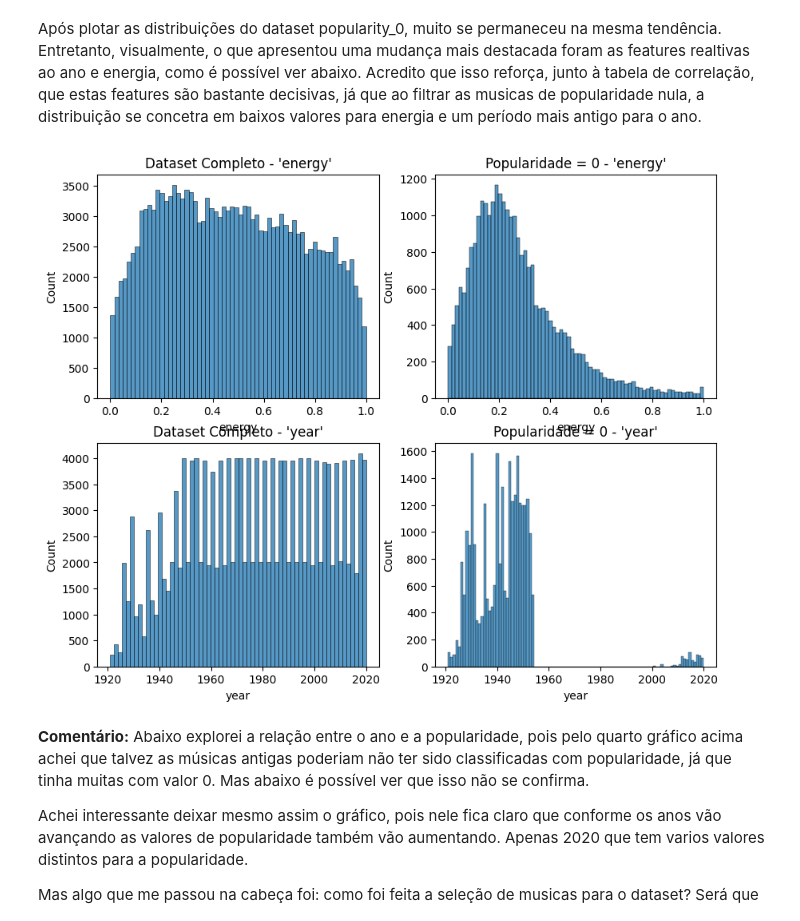
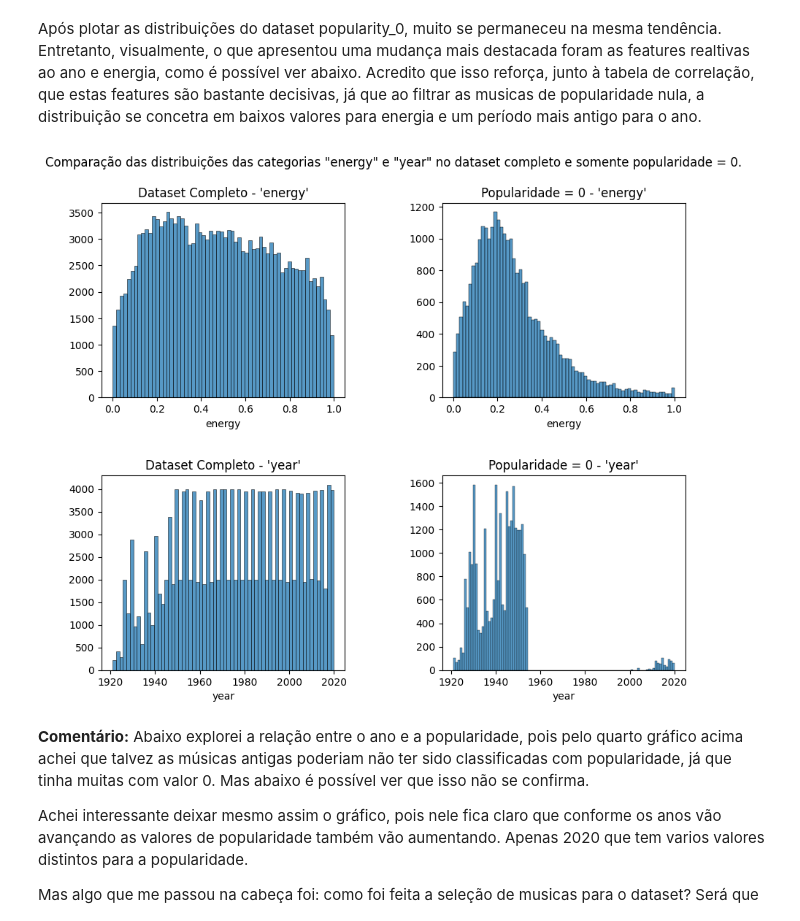
Before and after one commit to fernandobrancher/project_machine_learning_i, a Jupyter notebook: popularity_regression.ipynb, the cells around one changed output. Drawn from its saved outputs; the diff is of its cells as text; code cells hidden in the pictures.

```diff
--- a/popularity_regression.ipynb
+++ b/popularity_regression.ipynb
@@ -102,3 +139,0 @@ Baseado na análise acima, podemos remover as seguintes colunas:
-# %%
-music.drop(columns=["artists", "name", "id", "release_date"], inplace=True)
-music.head(3)
@@ -224,26 +264,37 @@ Após plotar as distribuições do dataset popularity_0, muito se permaneceu na
 # %%
 fig = plt.figure(figsize=(10,8))
 
-ax = fig.add_subplot(2,2,1)
+ax1 = fig.add_subplot(2,2,1)
 sns.histplot(data=music, x="energy")
 plt.title("Dataset Completo - 'energy'")
+ax1.set_ylabel('')
 
-ax = fig.add_subplot(2,2,2)
+ax2 = fig.add_subplot(2,2,2)
 sns.histplot(data=popularity_0, x="energy")
 plt.title("Popularidade = 0 - 'energy'")
+ax2.set_ylabel('')
 
-ax = fig.add_subplot(2,2,3)
+ax3 = fig.add_subplot(2,2,3)
 sns.histplot(data=music, x="year")
 plt.title("Dataset Completo - 'year'")
+ax3.set_ylabel('')
 
-ax = fig.add_subplot(2,2,4)
+ax4 = fig.add_subplot(2,2,4)
 sns.histplot(data=popularity_0, x="year")
 plt.title("Popularidade = 0 - 'year'")
+ax4.set_ylabel('')
 
-#plt.suptitle('Distribuição da categoria "energy" em ambos datasets.')
+plt.subplots_adjust(left=0.1,
+                    bottom=0.1,
+                    right=0.9,
+                    top=0.9,
+                    wspace=0.4,
+                    hspace=0.4)
+
+plt.suptitle('Comparação das distribuições das categorias "energy" e "year" no dataset completo e somente popularidade = 0.')
 plt.show()
 # %% [output]
-[figure, old version]
+[figure, new version]
 # %% [markdown]
 **Comentário:** Abaixo explorei a relação entre o ano e a popularidade, pois pelo quarto gráfico acima achei que talvez as músicas antigas poderiam não ter sido classificadas com popularidade, já que tinha muitas com valor 0. Mas abaixo é possível ver que isso não se confirma.
 
```
Also changed, not shown: parts of 28 cells of this notebook.
